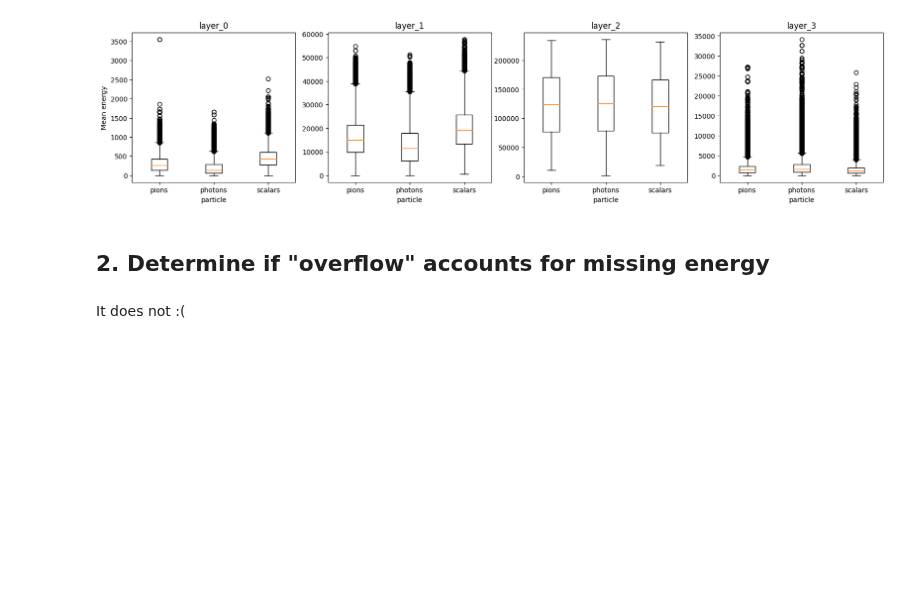
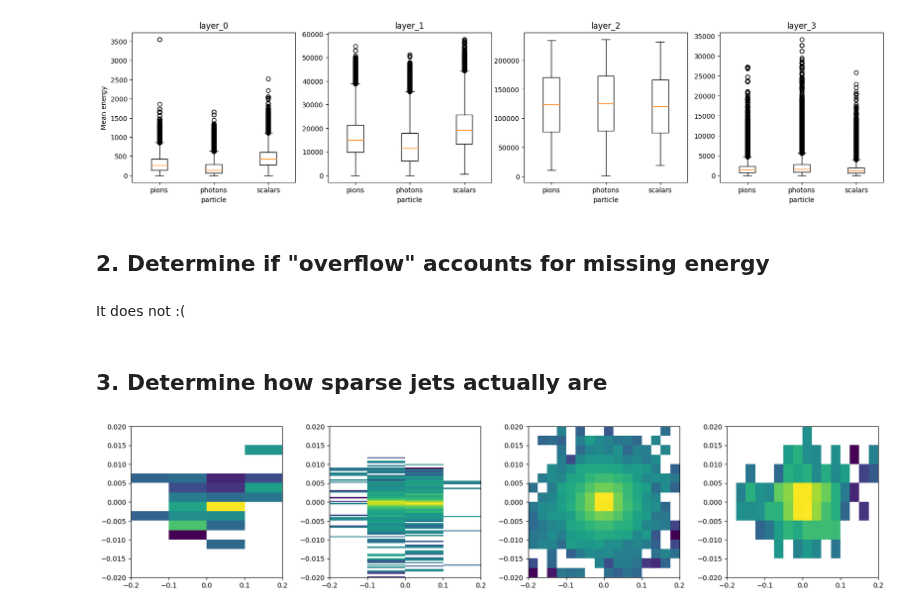
Before and after one commit to womogenes/photon-jet, a Jupyter notebook: exploration/data_exploration_v2.ipynb, the cells around one changed output. Cells and saved outputs as stored; diff of their text form; code cells hidden in the pictures; blank space fills up the shorter version.

Commit message:
Add histograms of layer sparsity

```diff
--- a/exploration/data_exploration_v2.ipynb
+++ b/exploration/data_exploration_v2.ipynb
@@ -76,3 +76,22 @@ def analyze(x, y):
 analyze(energy, sum_layers + sum_overflow);
 # %% [markdown]
 It does not :(
+# %% [markdown]
+## 3. Determine how sparse jets actually are
+# %%
+# Combine everything in layer_1
+def graph_jet(jet):
+    fig, axs = plt.subplots(1, 4, figsize=(20, 4))
+    for i in range(4):
+        axs[i].imshow(
+            np.log(jet[f"layer_{i}"].T),
+            interpolation="none",
+            cmap="viridis",
+            extent=[-0.2, 0.2, -0.02, 0.02],
+            aspect=10
+        )
+# %%
+pions = jets["pions"]
+graph_jet(nth_jet(0, pions))
+# %% [output]
+[figure, added]
```
Also changed, not shown: parts of 1 cell of this notebook.
